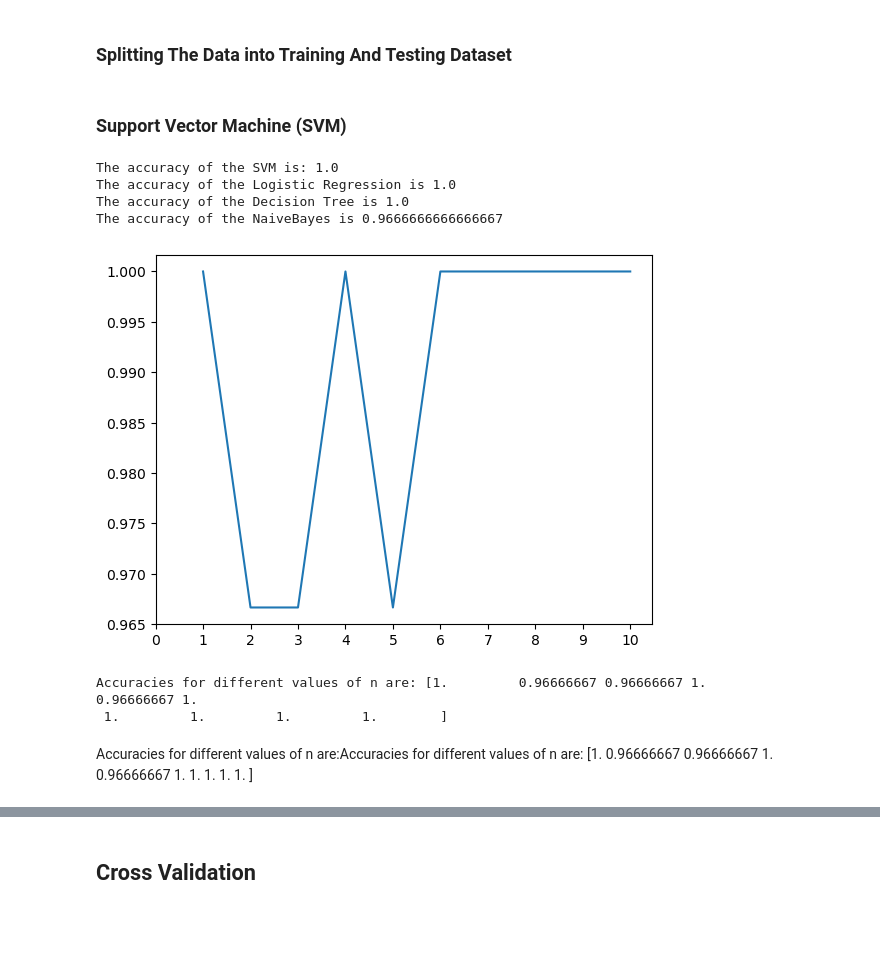
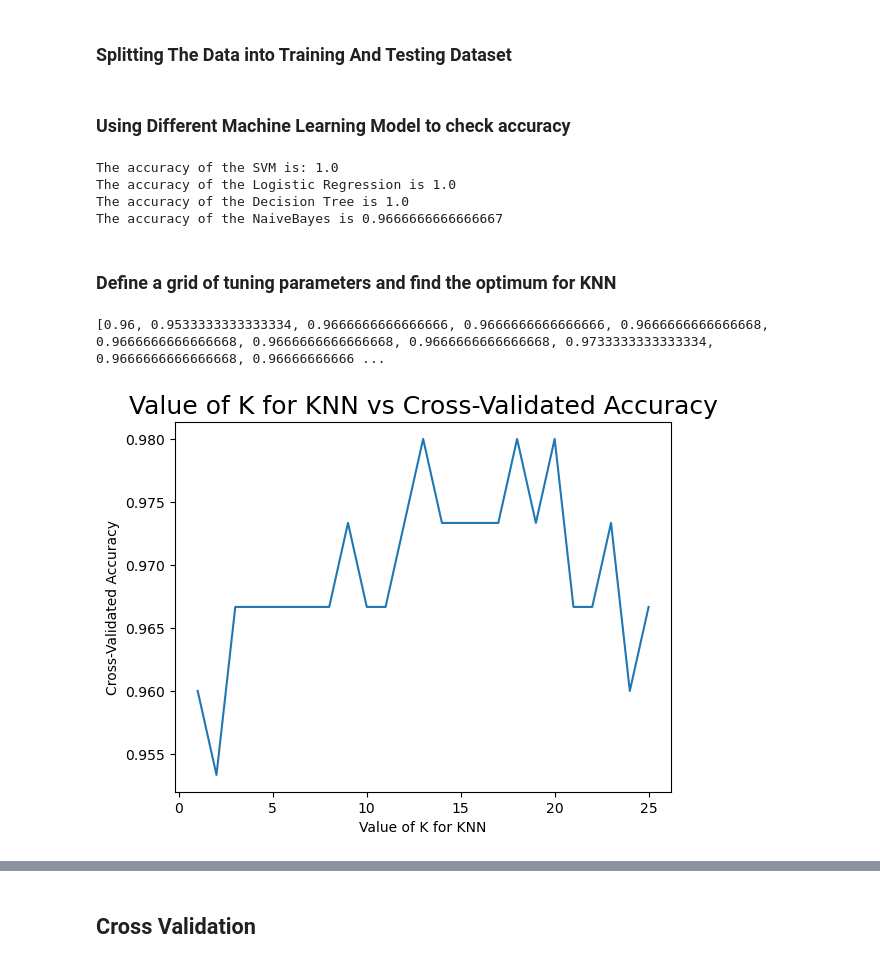
Before and after one commit to lornalyu/qtm531spring2024, a Jupyter notebook: Assignment/QTM531 Assignmnet4 Lorna.ipynb, the cells around one changed output, grey strips where cells are left out. Saved outputs shown, nothing was run; the diff lists cells and outputs as text; code cells hidden in the pictures; blank space fills up the shorter version.

```diff
--- a/Assignment/QTM531 Assignmnet4 Lorna.ipynb
+++ b/Assignment/QTM531 Assignmnet4 Lorna.ipynb
@@ -97,8 +120,8 @@ Y = iris.iloc[:, -1].values
 
 # Split the dataset into 80% Training set and 20% Testing set
 X_train, X_test, Y_train, Y_test = train_test_split(X, Y, test_size = 0.2,random_state = 0)
-# %% [markdown]
-### Support Vector Machine (SVM)
+# %% [markdown]
+### Using Different Machine Learning Model to check accuracy
 # %%
 # SVM
 model = svm.SVC()
@@ -129,25 +153,24 @@ The accuracy of the SVM is: 1.0
 The accuracy of the Logistic Regression is 1.0
 The accuracy of the Decision Tree is 1.0
 The accuracy of the NaiveBayes is 0.9666666666666667
-# %%
-# K-Nearest Neighbours
-a_index=list(range(1,11))
-a=pd.Series()
-x=[0,1,2,3,4,5,6,7,8,9,10]
-for i in list(range(1,11)):
-    model=KNeighborsClassifier(n_neighbors=i)
-    model.fit(X_train,Y_train)
-    prediction=model.predict(X_test)
-    a=a.append(pd.Series(metrics.accuracy_score(prediction,Y_test)))
-plt.plot(a_index, a)
-plt.xticks(x)
-plt.show()
-
-# get the best k value
-print('Accuracies for different values of n are:',a.values)
-# %% [output]
-[figure, removed]
-Accuracies for different values of n are: [1.         0.96666667 0.96666667 1.         0.96666667 1.
- 1.         1.         1.         1.        ]
-# %% [markdown]
- Accuracies for different values of n are:Accuracies for different values of n are: [1.         0.96666667 0.96666667 1.         0.96666667 1.  1.         1.         1.         1.        ]
+# %% [markdown]
+### Define a grid of tuning parameters and find the optimum for KNN
+# %%
+# define the tuning parameter for knn
+k_range = range(1,26)
+k_scores = []
+for k in k_range:
+    knn = KNeighborsClassifier(n_neighbors=k)
+    scores = cross_val_score(knn, X, Y, cv=10, scoring='accuracy')
+    k_scores.append(scores.mean())
+print(k_scores)
+
+# plot the value of K for KNN (x-axis) versus the cross-validated accuracy (y-axis)
+plt.plot(k_range, k_scores)
+plt.title('Value of K for KNN vs Cross-Validated Accuracy', fontsize=18)
+plt.xlabel('Value of K for KNN')
+plt.ylabel('Cross-Validated Accuracy')
+plt.show()
+# %% [output]
+[0.96, 0.9533333333333334, 0.9666666666666666, 0.9666666666666666, 0.9666666666666668, 0.9666666666666668, 0.9666666666666668, 0.9666666666666668, 0.9733333333333334, 0.9666666666666668, 0.96666666666 ...
+[figure, added]
```
Also changed, not shown: parts of 23 cells of this notebook.
